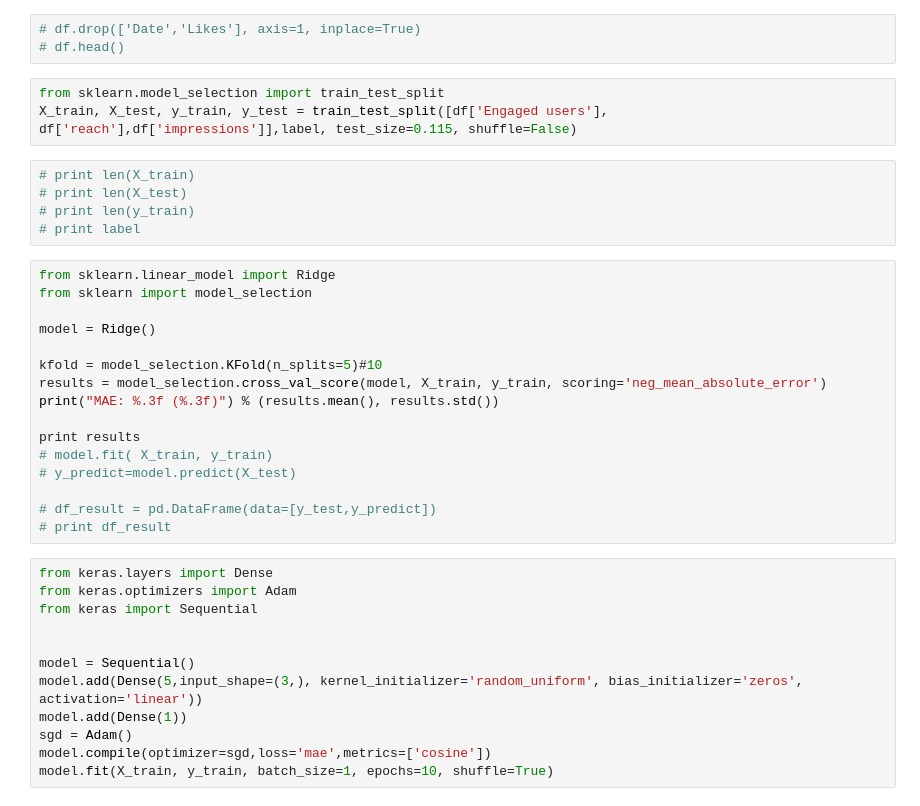
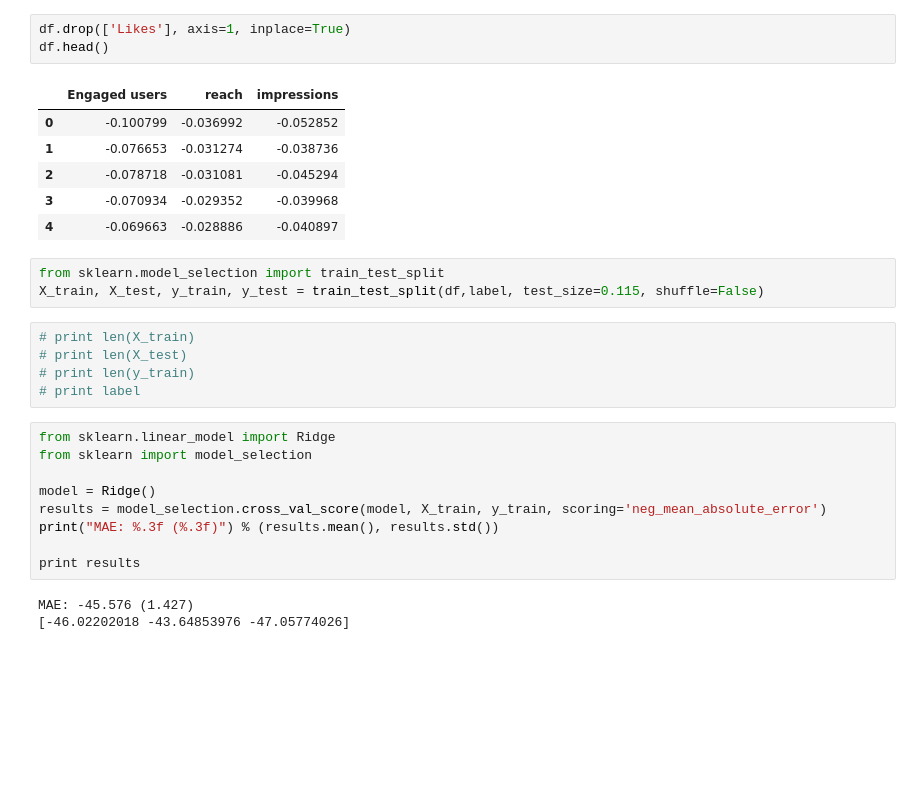
Before and after one commit to yashchoubey/BabyDestination, a Jupyter notebook: Regression.ipynb, the cells around one changed output. Drawn from its saved outputs; the diff is of its cells as text; blank space fills up the shorter version.

```diff
--- a/Regression.ipynb
+++ b/Regression.ipynb
@@ -39,9 +41,16 @@ plt.show()
 # %%
-# df.drop(['Date','Likes'], axis=1, inplace=True)
-# df.head()
+df.drop(['Likes'], axis=1, inplace=True)
+df.head()
+# %% [output]
+|  | Engaged users | reach | impressions |
+| 0 | -0.100799 | -0.036992 | -0.052852 |
+| 1 | -0.076653 | -0.031274 | -0.038736 |
+| 2 | -0.078718 | -0.031081 | -0.045294 |
+| 3 | -0.070934 | -0.029352 | -0.039968 |
+| 4 | -0.069663 | -0.028886 | -0.040897 |
 # %%
 from sklearn.model_selection import train_test_split
-X_train, X_test, y_train, y_test = train_test_split([df['Engaged users'], df['reach'],df['impressions']],label, test_size=0.115, shuffle=False)
+X_train, X_test, y_train, y_test = train_test_split(df,label, test_size=0.115, shuffle=False)
 # %%
 # print len(X_train)
 # print len(X_test)
@@ -52,26 +61,10 @@ from sklearn.linear_model import Ridge
 from sklearn import model_selection
 
 model = Ridge()
-
-kfold = model_selection.KFold(n_splits=5)#10
 results = model_selection.cross_val_score(model, X_train, y_train, scoring='neg_mean_absolute_error')
 print("MAE: %.3f (%.3f)") % (results.mean(), results.std())
 
 print results
-# model.fit( X_train, y_train)
-# y_predict=model.predict(X_test)
-
-# df_result = pd.DataFrame(data=[y_test,y_predict])
-# print df_result
+# %% [output]
+MAE: -45.576 (1.427)
+[-46.02202018 -43.64853976 -47.05774026]
-# %%
-from keras.layers import Dense
-from keras.optimizers import Adam
-from keras import Sequential
-
-
-model = Sequential()
-model.add(Dense(5,input_shape=(3,), kernel_initializer='random_uniform', bias_initializer='zeros', activation='linear'))
-model.add(Dense(1))
-sgd = Adam()
-model.compile(optimizer=sgd,loss='mae',metrics=['cosine'])
-model.fit(X_train, y_train, batch_size=1, epochs=10, shuffle=True)
```
Also changed, not shown: parts of 6 cells of this notebook, 2 other files.
